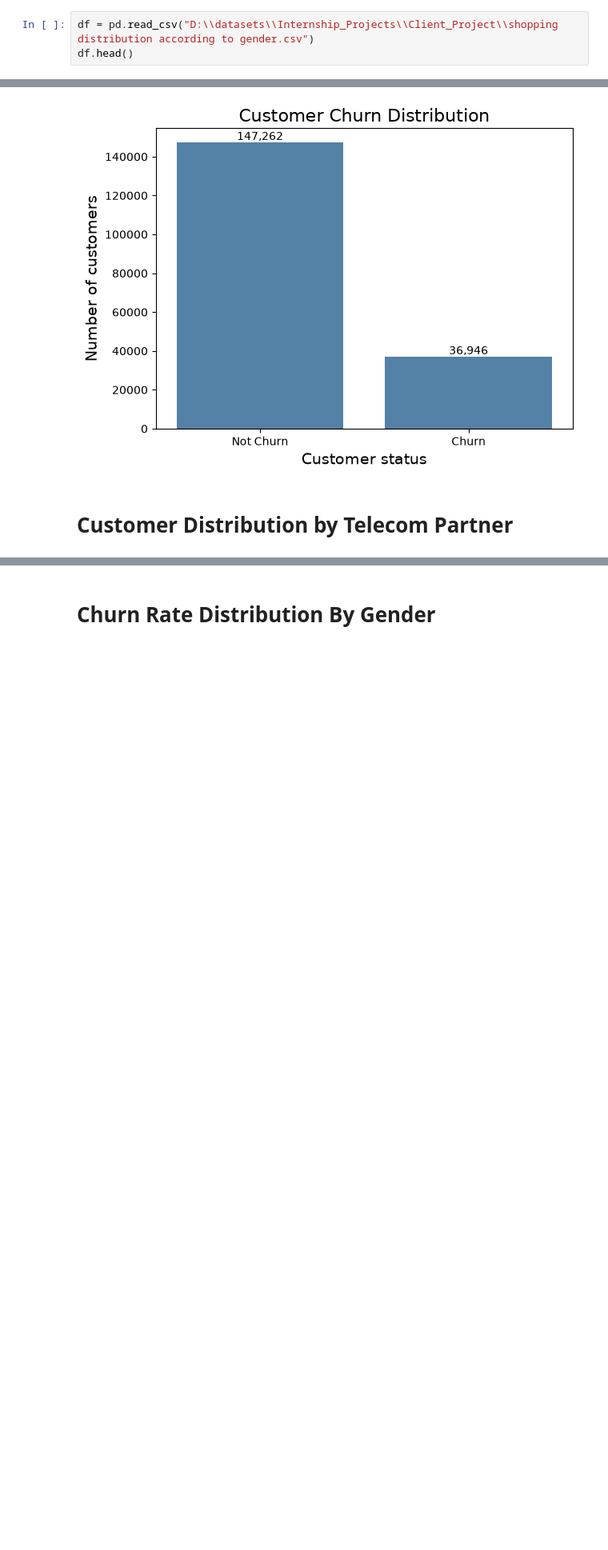
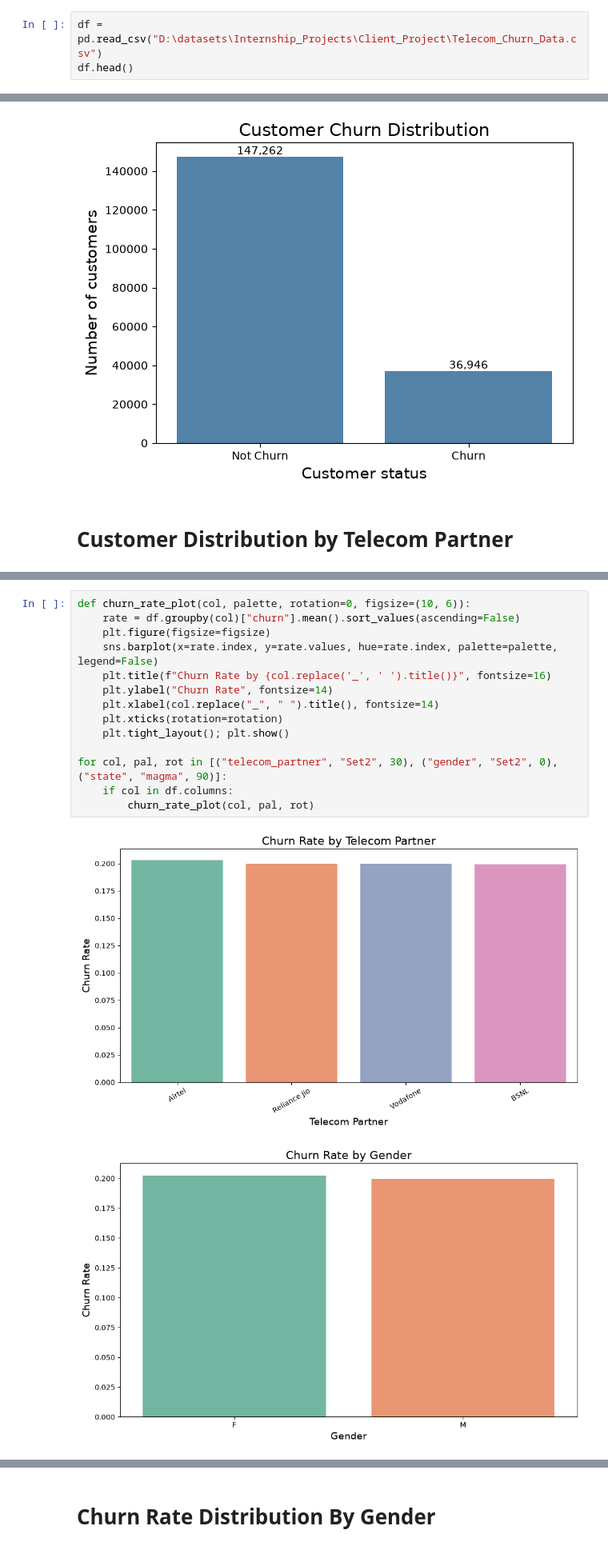
Before and after one commit to harshaslekar5968-crypto/Telecom-Churn_Rate_ML, a Jupyter notebook: Telecom_Churn_Rate_Prediction.ipynb, the cells around one changed output, grey strips where cells are left out. Shown at 80% size. Cells and saved outputs as stored; diff of their text form; blank space fills up the shorter version.

Commit message:
Telecom Churn Rate Model Building and Evaluation

```diff
--- a/Telecom_Churn_Rate_Prediction.ipynb
+++ b/Telecom_Churn_Rate_Prediction.ipynb
@@ -44,7 +53,7 @@ from sklearn.linear_model import LogisticRegression, RidgeClassifier
 # %% [markdown]
 # Load and Validate the Data
 # %%
-df = pd.read_csv("D:\\datasets\\Internship_Projects\\Client_Project\\shopping distribution according to gender.csv")
+df = pd.read_csv("D:\datasets\Internship_Projects\Client_Project\Telecom_Churn_Data.csv")
 df.head()
 # %% [output]
 |  | customer_id | telecom_partner | gender | age | state | city | pincode | date_of_registration | ... |
@@ -243,3 +255,20 @@ plt.tight_layout()
 plt.show()
 # %% [output]
 [figure]
+# %%
+def churn_rate_plot(col, palette, rotation=0, figsize=(10, 6)):
+    rate = df.groupby(col)["churn"].mean().sort_values(ascending=False)
+    plt.figure(figsize=figsize)
+    sns.barplot(x=rate.index, y=rate.values, hue=rate.index, palette=palette, legend=False)
+    plt.title(f"Churn Rate by {col.replace('_', ' ').title()}", fontsize=16)
+    plt.ylabel("Churn Rate", fontsize=14)
+    plt.xlabel(col.replace("_", " ").title(), fontsize=14)
+    plt.xticks(rotation=rotation)
+    plt.tight_layout(); plt.show()
+
+for col, pal, rot in [("telecom_partner", "Set2", 30), ("gender", "Set2", 0), ("state", "magma", 90)]:
+    if col in df.columns:
+        churn_rate_plot(col, pal, rot)
+# %% [output]
+[figure, added]
+[figure, added]
```
Also changed, not shown: parts of 30 cells of this notebook, 1 other file.
